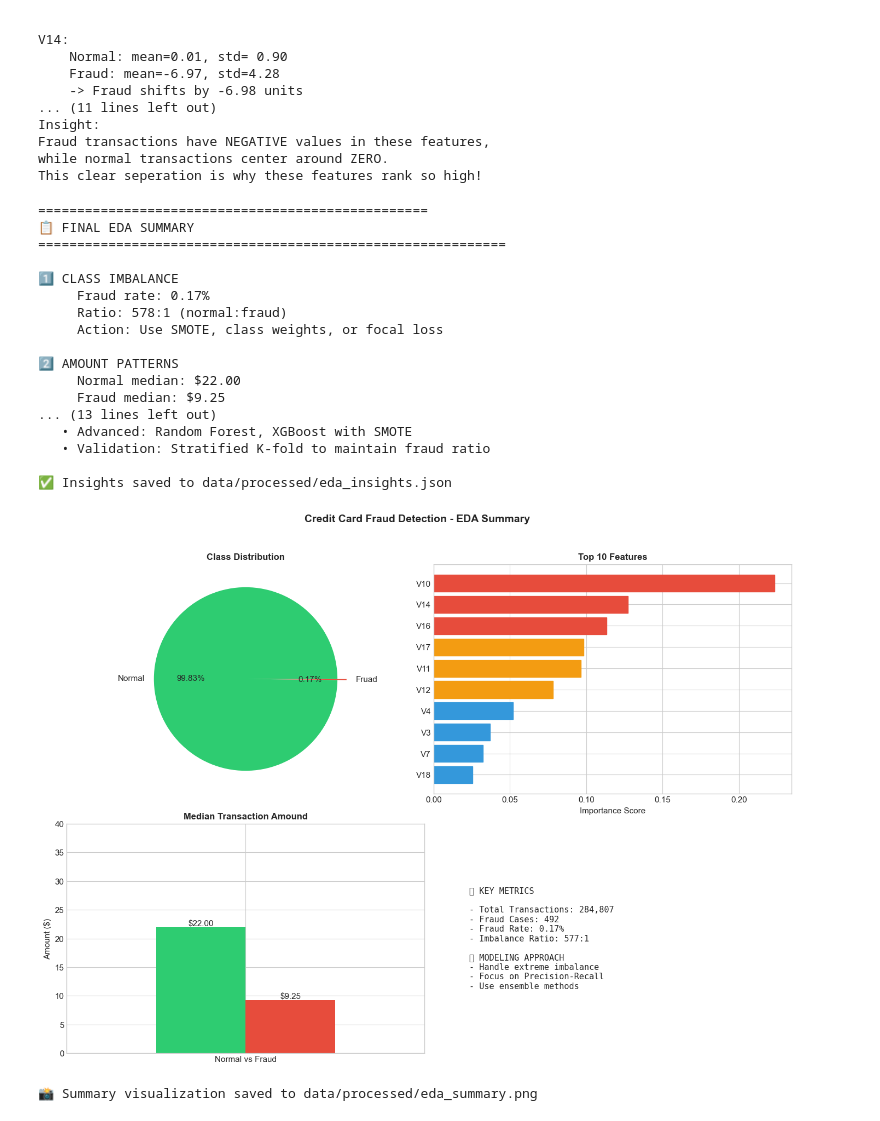
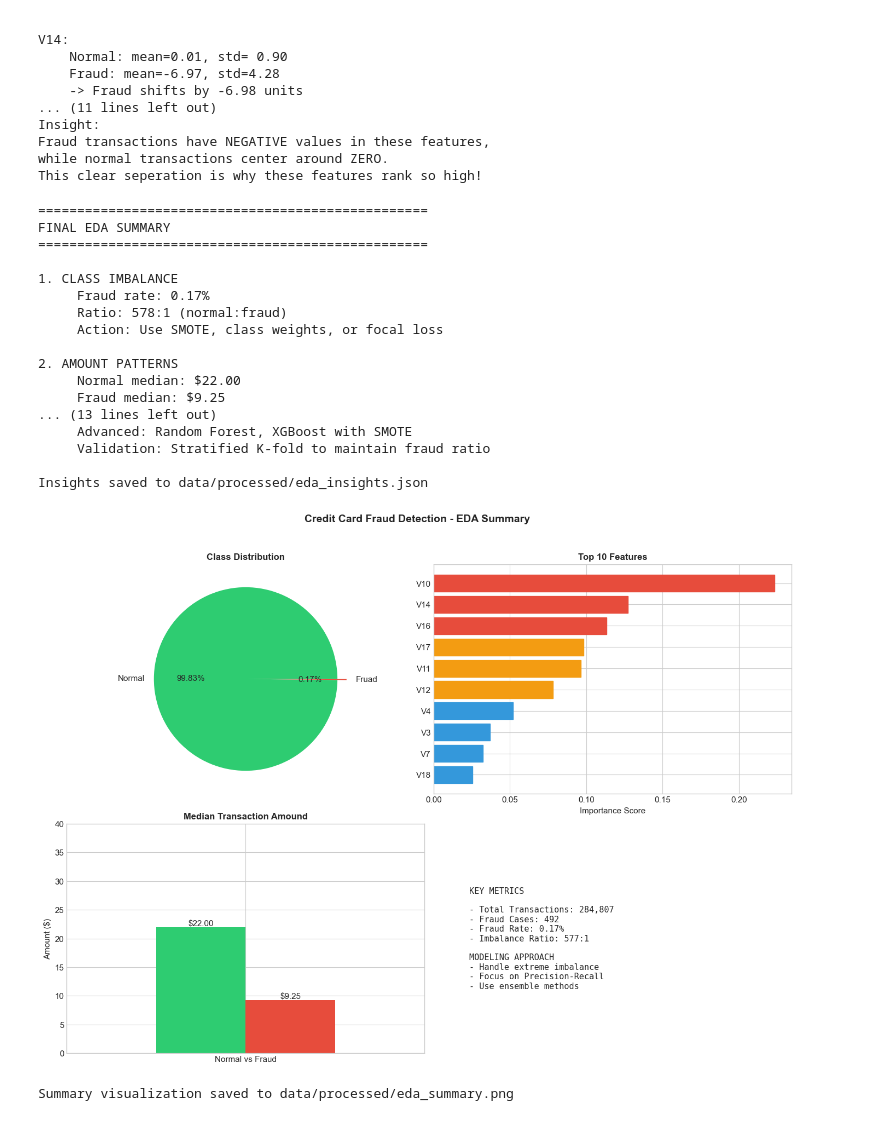
Before and after one commit to Dash-007/realtime-fraud-detection-system, a Jupyter notebook: notebooks/01_eda.ipynb, the cells around one changed output. Drawn from its saved outputs; the diff is of its cells as text; code cells hidden in the pictures.

```diff
--- a/notebooks/01_eda.ipynb
+++ b/notebooks/01_eda.ipynb
@@ -488,55 +488,55 @@ eda_insights = {
 
 # Print summary
 print("="*50)
-print("📋 FINAL EDA SUMMARY")
-print("="*60)
+print("FINAL EDA SUMMARY")
+print("="*50)
 
-print(f"\n1️⃣ CLASS IMBALANCE")
+print(f"\n1. CLASS IMBALANCE")
 print(f"     Fraud rate: {eda_insights['data_stats']['fraud_rate']:.2%}")
 print(f"     Ratio: {eda_insights['data_stats']['imbalance_ratio']:.0f}:1 (normal:fraud)")
 print(f"     Action: Use SMOTE, class weights, or focal loss")
 
-print(f"\n2️⃣ AMOUNT PATTERNS")
+print(f"\n2. AMOUNT PATTERNS")
 print(f"     Normal median: ${eda_insights['amount_analysis']['normal_median']:.2f}")
 print(f"     Fraud median: ${eda_insights['amount_analysis']['fraud_median']:.2f}")
 print(f"     Action: Create amount bins as features.")
 
-print(f"\n3️⃣ TOP 5 FEATURES")
+print(f"\n3. TOP 5 FEATURES")
 for i, feature in enumerate(eda_insights['top_features'][:5], 1):
     importance = eda_insights['feature_importance'][feature]
     print(f"   {i}. {feature}: {importance:.3f} importance")
 print(f"     Action: Focus on these in feature selection")
 
-print(f"\n4️⃣ MODELING STRATEGY")
-print(f"   • Metrics: Use Precision-Recall, not accuracy")
-print(f"   • Baseline: Logistic Regression with class weights")
-print(f"   • Advanced: Random Forest, XGBoost with SMOTE")
-print(f"   • Validation: Stratified K-fold to maintain fraud ratio")
+print(f"\n4. MODELING STRATEGY")
+print(f"     Metrics: Use Precision-Recall, not accuracy")
+print(f"     Baseline: Logistic Regression with class weights")
+print(f"     Advanced: Random Forest, XGBoost with SMOTE")
+print(f"     Validation: Stratified K-fold to maintain fraud ratio")
 
 # Save to file
 os.makedirs('data/processed', exist_ok=True)
 with open('data/processed/eda_insights.json', 'w') as f:
     json.dump(eda_insights, f, indent=2)
 
-print("\n✅ Insights saved to data/processed/eda_insights.json")
+print("\nInsights saved to data/processed/eda_insights.json")
 # %% [output]
 ==================================================
-📋 FINAL EDA SUMMARY
-============================================================
+FINAL EDA SUMMARY
+==================================================
 
-1️⃣ CLASS IMBALANCE
+1. CLASS IMBALANCE
      Fraud rate: 0.17%
      Ratio: 578:1 (normal:fraud)
      Action: Use SMOTE, class weights, or focal loss
 
-2️⃣ AMOUNT PATTERNS
+2. AMOUNT PATTERNS
      Normal median: $22.00
      Fraud median: $9.25
 ... (13 lines left out)
-   • Advanced: Random Forest, XGBoost with SMOTE
-   • Validation: Stratified K-fold to maintain fraud ratio
+     Advanced: Random Forest, XGBoost with SMOTE
+     Validation: Stratified K-fold to maintain fraud ratio
 
-✅ Insights saved to data/processed/eda_insights.json
+Insights saved to data/processed/eda_insights.json
 # %%
 # Summary Visualization
 fig, axes = plt.subplots(2, 2, figsize=(14, 10))
@@ -584,35 +584,35 @@ ax3.set_xticklabels(['Normal vs Fraud'], rotation=0)
 ax3.set_ylim(0, 40)
 
 # Add value labels
 for container in ax3.containers:
     ax3.bar_label(container, fmt='$%.2f')
 
 # 4. Key Metrics
 ax4 = axes[1, 1]
 ax4.axis('off')
 metrics_text = f"""
-📊 KEY METRICS
+KEY METRICS
 
 - Total Transactions: {len(df):,}
 - Fraud Cases: {df['Class'].sum():,}
 - Fraud Rate: {df['Class'].mean():.2%}
 - Imbalance Ratio: {int(eda_insights['data_stats']['imbalance_ratio'])}:1
 
-🎯 MODELING APPROACH
+MODELING APPROACH
 - Handle extreme imbalance
 - Focus on Precision-Recall
 - Use ensemble methods
 """
 ax4.text(0.1, 0.5, metrics_text, fontsize=11, verticalalignment='center', fontfamily='monospace')
 
 plt.suptitle('Credit Card Fraud Detection - EDA Summary', fontsize=14, fontweight='bold', y=1.02)
 plt.tight_layout()
 
 # Save figure
 plt.savefig('data/processed/eda_summary.png', dpi=300, bbox_inches='tight')
 plt.show()
 
-print('📸 Summary visualization saved to data/processed/eda_summary.png')
+print('Summary visualization saved to data/processed/eda_summary.png')
 # %% [output]
-[figure, old version]
+[figure, new version]
-📸 Summary visualization saved to data/processed/eda_summary.png
+Summary visualization saved to data/processed/eda_summary.png
```
Also changed, not shown: parts of 3 cells of this notebook, 1 other file.
